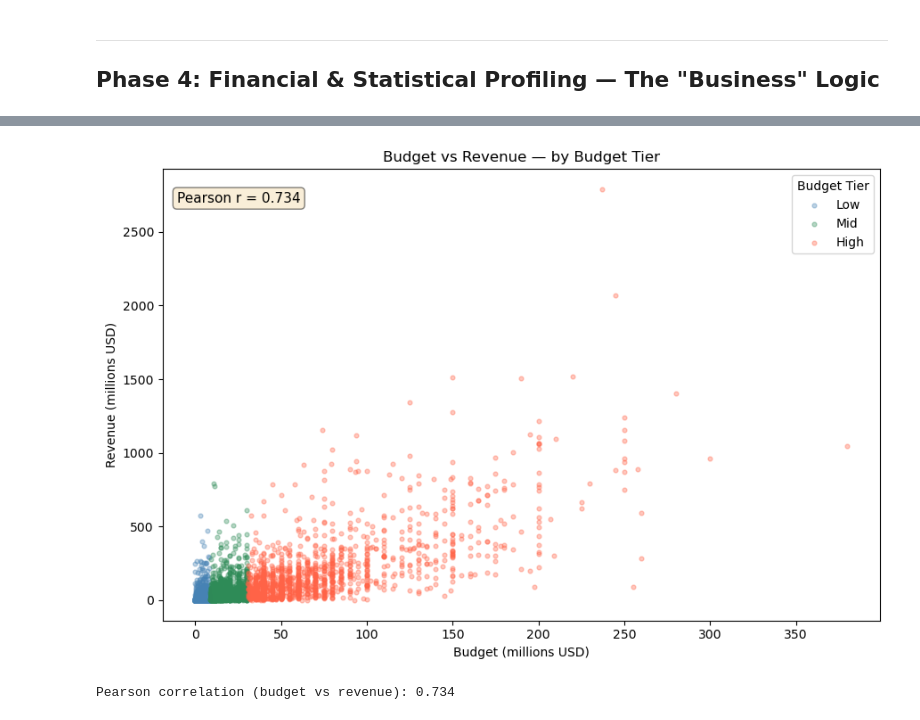
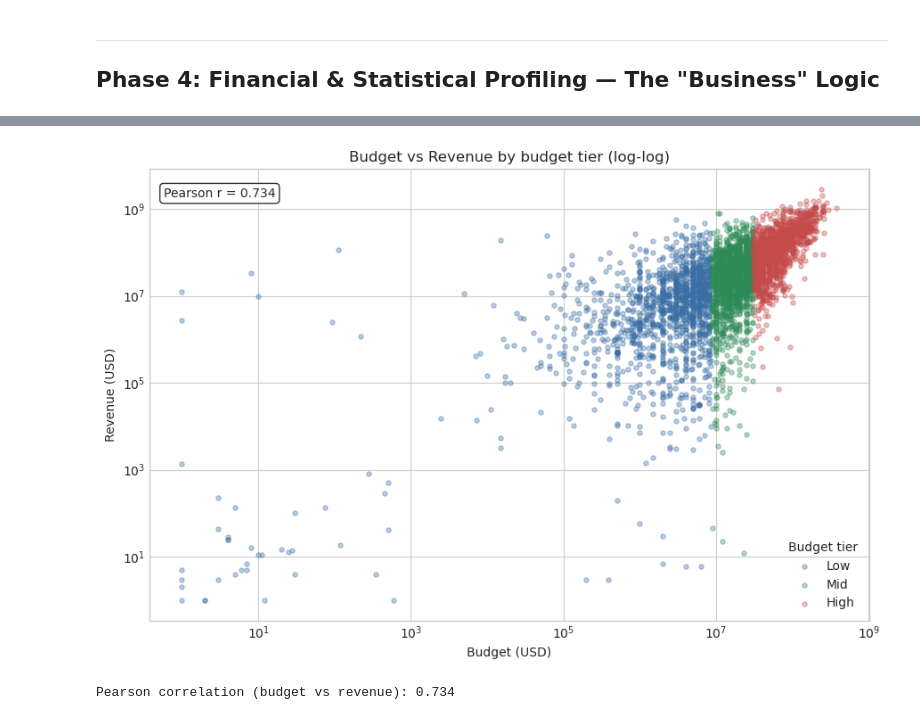
Before and after one commit to stiipp/movie-analytics-capstone-project, a Jupyter notebook: notebooks/movie_analytics_eda.ipynb, the cells around one changed output, grey strips where cells are left out. Cells and saved outputs as stored; diff of their text form; code cells hidden in the pictures.

```diff
--- a/notebooks/movie_analytics_eda.ipynb
+++ b/notebooks/movie_analytics_eda.ipynb
@@ -387,41 +697,73 @@ Top countries: ['United States of America', 'United Kingdom', 'France', 'Germany
 # %%
-# Reuse budget_num from Phase 2; filter to valid rows only
-fin_valid = movies.assign(revenue=pd.to_numeric(movies['revenue'], errors='coerce')).query('budget_num > 0 and revenue > 0')
+fin_valid = movies.query("budget_num > 0 and revenue_num > 0").copy()
 
-# ── 11. Value Ranges ───────────────────────────────────────────────────────────
-print("=== Value Ranges ===")
-for col in ['budget_num', 'revenue']:
-    s = fin_valid[col]
-    print(f"{col:12s}  min: ${s.min():>15,.0f}   max: ${s.max():>15,.0f}   median: ${s.median():>15,.0f}")
+print("=== Financial and Statistical Profiling ===")
 
-errors = fin_valid[fin_valid['budget_num'] < 10_000]
-print(f"\nBudget < $10k (likely errors): {len(errors)}")
-display(errors[['title', 'budget_num', 'revenue']].head(5))
+range_report = pd.DataFrame(
+    [
+        {
+            "field": "budget_num",
+            "min": fin_valid["budget_num"].min(),
+            "p50": fin_valid["budget_num"].median(),
+            "p90": fin_valid["budget_num"].quantile(0.9),
+            "max": fin_valid["budget_num"].max(),
+        },
+        {
+            "field": "revenue_num",
+            "min": fin_valid["revenue_num"].min(),
+            "p50": fin_valid["revenue_num"].median(),
+            "p90": fin_valid["revenue_num"].quantile(0.9),
+            "max": fin_valid["revenue_num"].max(),
+        },
+    ]
+)
+display(range_report)
 
-# ── 12. Budget Tiering ────────────────────────────────────────────────────────
-print("\n=== Budget Tiering ===")
-p33, p66 = fin_valid['budget_num'].quantile([0.33, 0.66])
-print(f"Low  < ${p33:,.0f}  |  Mid ${p33:,.0f}–${p66:,.0f}  |  High > ${p66:,.0f}")
+low_budget_outliers = fin_valid[fin_valid["budget_num"] < 10_000][["id", "title", "budget_num", "revenue_num"]]
+print(f"Budget < $10k rows: {len(low_budget_outliers):,}")
+if not low_budget_outliers.empty:
+    display(low_budget_outliers.head(10))
 
-fin_valid = fin_valid.assign(
-    budget_tier = pd.cut(fin_valid['budget_num'], bins=[0, p33, p66, float('inf')], labels=['Low', 'Mid', 'High'])
+p33, p66 = fin_valid["budget_num"].quantile([0.33, 0.66])
+fin_valid["budget_tier"] = pd.cut(
+    fin_valid["budget_num"],
+    bins=[0, p33, p66, np.inf],
+    labels=["Low", "Mid", "High"],
 )
-print(fin_valid['budget_tier'].value_counts().sort_index())
 
-# ── 13. Budget vs Revenue Scatter ─────────────────────────────────────────────
+display(fin_valid["budget_tier"].value_counts().sort_index().rename("movie_count").to_frame())
+
 fig, ax = plt.subplots(figsize=(9, 6))
-tier_colors = {'Low': 'steelblue', 'Mid': 'seagreen', 'High': 'tomato'}
-for tier, grp in fin_valid.groupby('budget_tier', observed=True):
-    ax.scatter(grp['budget_num'] / 1e6, grp['revenue'] / 1e6,
-               alpha=0.35, s=12, label=tier, color=tier_colors[tier])
+colors = {"Low": "#3A6EA5", "Mid": "#2E8B57", "High": "#C54B4B"}
 
-corr = fin_valid[['budget_num', 'revenue']].corr().iloc[0, 1]
-ax.set(title='Budget vs Revenue — by Budget Tier', xlabel='Budget (millions USD)', ylabel='Revenue (millions USD)')
-ax.legend(title='Budget Tier')
-ax.text(0.02, 0.95, f'Pearson r = {corr:.3f}', transform=ax.transAxes, fontsize=11,
-        va='top', bbox=dict(boxstyle='round', facecolor='wheat', alpha=0.5))
+for tier, group in fin_valid.groupby("budget_tier", observed=True):
+    ax.scatter(
+        group["budget_num"],
+        group["revenue_num"],
+        alpha=0.35,
+        s=14,
+        label=tier,
+        color=colors[str(tier)],
+    )
+
+corr = fin_valid[["budget_num", "revenue_num"]].corr().iloc[0, 1]
+ax.set_xscale("log")
+ax.set_yscale("log")
+ax.set_title("Budget vs Revenue by budget tier (log-log)")
+ax.set_xlabel("Budget (USD)")
+ax.set_ylabel("Revenue (USD)")
+ax.legend(title="Budget tier")
+ax.text(
+    0.02,
+    0.96,
+    f"Pearson r = {corr:.3f}",
+    transform=ax.transAxes,
+    va="top",
+    bbox={"boxstyle": "round", "facecolor": "white", "alpha": 0.8},
+)
 
 plt.tight_layout()
 plt.show()
+
 print(f"Pearson correlation (budget vs revenue): {corr:.3f}")
 # %% [output]
@@ -446,2 +791,2 @@ Name: count, dtype: int64
-[figure, old version]
+[figure, new version]
 Pearson correlation (budget vs revenue): 0.734
```
Also changed, not shown: parts of 44 cells of this notebook.
